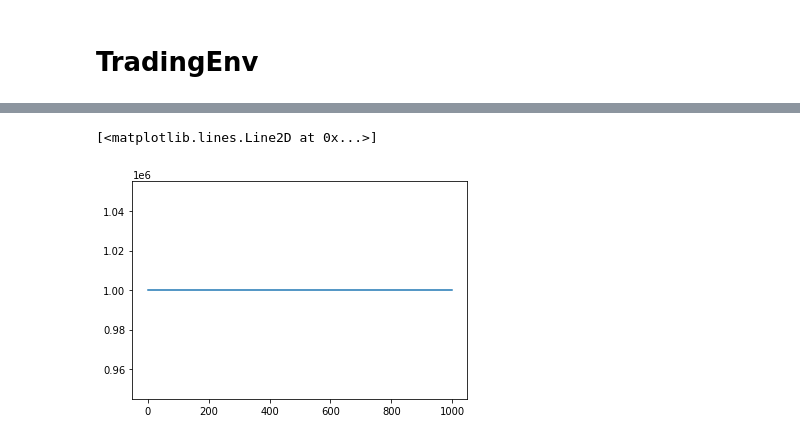
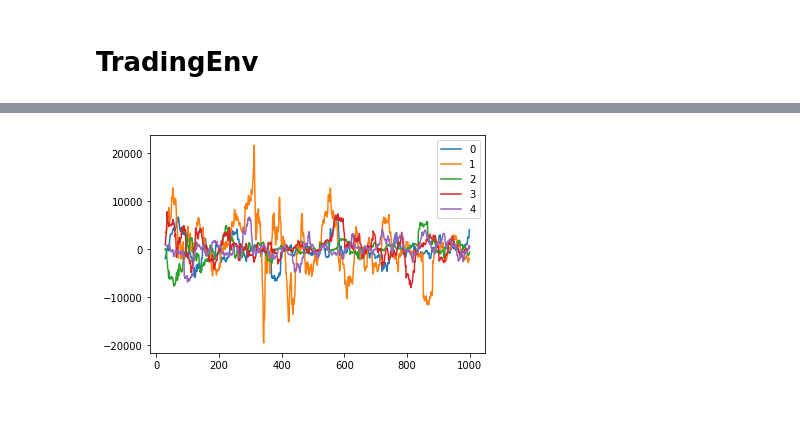
Before and after one commit to skywalker0803r/crypto, a Jupyter notebook: 強化學習交易機器人可行性評估.ipynb, the cells around one changed output, grey strips where cells are left out. Saved outputs shown, nothing was run; the diff lists cells and outputs as text; code cells hidden in the pictures; blank space fills up the shorter version.

```diff
--- a/強化學習交易機器人可行性評估.ipynb
+++ b/強化學習交易機器人可行性評估.ipynb
@@ -470,9 +472,16 @@ Wrapping the env in a DummyVecEnv.
 <stable_baselines3.ppo.ppo.PPO at 0x...>
 # %%
-obs = env.reset()
-frames = []
-for i in range(1000):
-  action, _states = model.predict(obs)
-  obs, rewards, dones, info = env.step(action)
-  frames.append(rewards)
-  env.render()
+from tqdm import tqdm_notebook as tqdm
+
+def evaluate(n=5):
+  for j in range(n):
+    env = TradingEnv(api_key,api_secret)
+    obs = env.reset()
+    frames = []
+    for i in tqdm(range(1000)):
+      action, _states = model.predict(obs)
+      obs, rewards, dones, info = env.step(action)
+      frames.append(rewards)
+    plt.plot(pd.Series(frames).rolling(30).mean(),label=str(j))
+  plt.legend()
+  plt.show()
@@ -497,5 +488,4 @@ Profit: 0.0
-# %%
-plt.plot(frames)
-# %% [output]
-[<matplotlib.lines.Line2D at 0x...>]
-[figure, removed]
+# %%
+evaluate(n=5)
+# %% [output]
+[figure, added]
```
Also changed, not shown: parts of 4 cells of this notebook.
